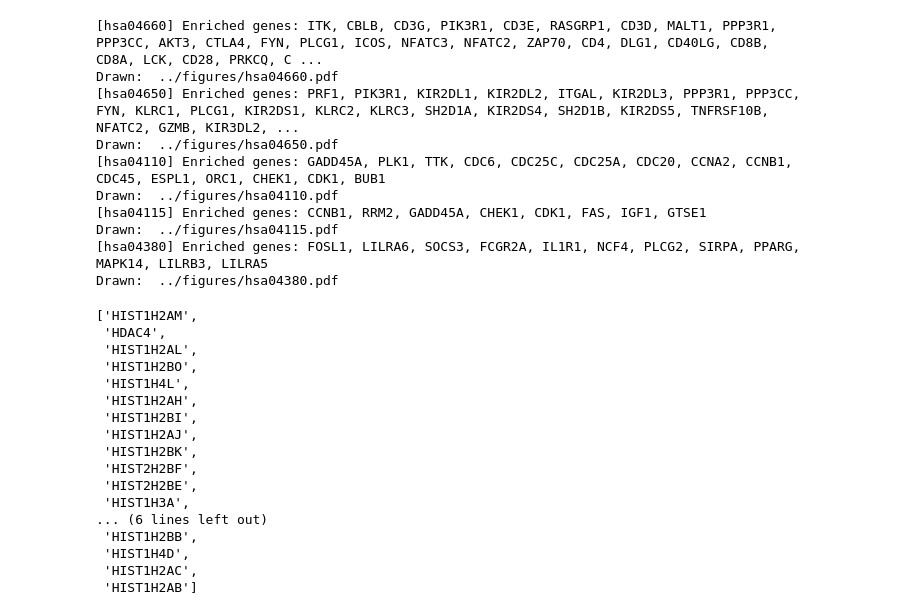
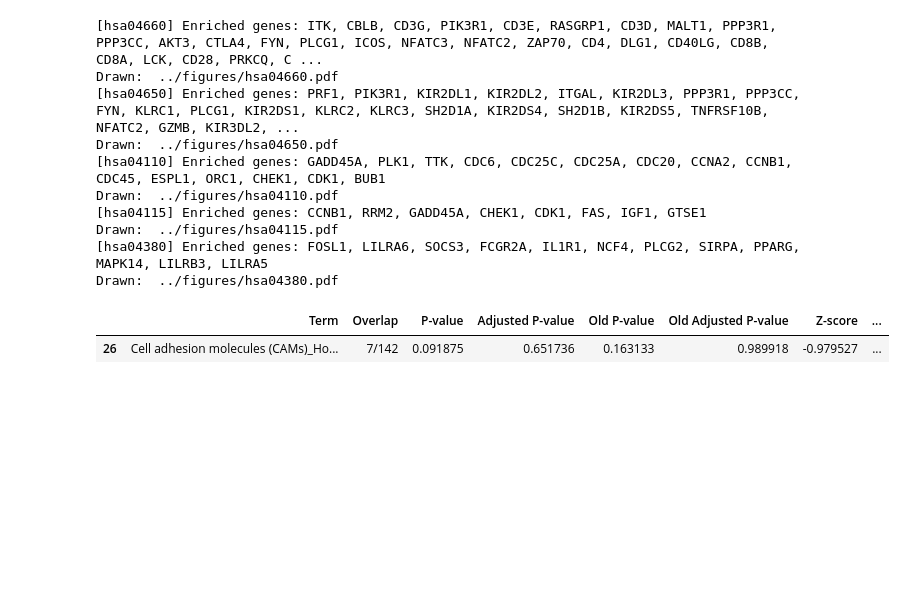
Before and after one commit to wckdouglas/H7N9_pathway, a Jupyter notebook: notebooks/gsea_h7n9.ipynb, the cells around one changed output. Drawn from its saved outputs; the diff is of its cells as text; code cells hidden in the pictures; blank space fills up the shorter version.

Commit message:
added pathway

```diff
--- a/notebooks/gsea_h7n9.ipynb
+++ b/notebooks/gsea_h7n9.ipynb
@@ -163,29 +163,7 @@ Drawn:  ../figures/hsa04115.pdf
 [hsa04380] Enriched genes: FOSL1, LILRA6, SOCS3, FCGR2A, IL1R1, NCF4, PLCG2, SIRPA, PPARG, MAPK14, LILRB3, LILRA5
 Drawn:  ../figures/hsa04380.pdf
 # %%
-set_origin = '../data/GeneDes_OXY_Low_LRT_Up.tsv'
-pathway_id = 'hsa05034'
-
-enrichments[set_origin]\
-        .res2d\
-        .pipe(lambda d: d[d.Term.str.contains(pathway_id)]) \
-        .iloc[0, -1]\
-        .split(';')
+enrichments[tables[0]].res2d.pipe(lambda d: d[d.Genes.str.contains('CD1')])
 # %% [output]
-['HIST1H2AM',
- 'HDAC4',
- 'HIST1H2AL',
- 'HIST1H2BO',
- 'HIST1H4L',
- 'HIST1H2AH',
- 'HIST1H2BI',
- 'HIST1H2AJ',
- 'HIST1H2BK',
- 'HIST2H2BF',
- 'HIST2H2BE',
- 'HIST1H3A',
-... (6 lines left out)
- 'HIST1H2BB',
- 'HIST1H4D',
- 'HIST1H2AC',
- 'HIST1H2AB']
+|  | Term | Overlap | P-value | Adjusted P-value | Old P-value | Old Adjusted P-value | Z-score | ... |
+| 26 | Cell adhesion molecules (CAMs)_Ho... | 7/142 | 0.091875 | 0.651736 | 0.163133 | 0.989918 | -0.979527 | ... |
```
Also changed, not shown: parts of 1 cell of this notebook, 1 other file.
